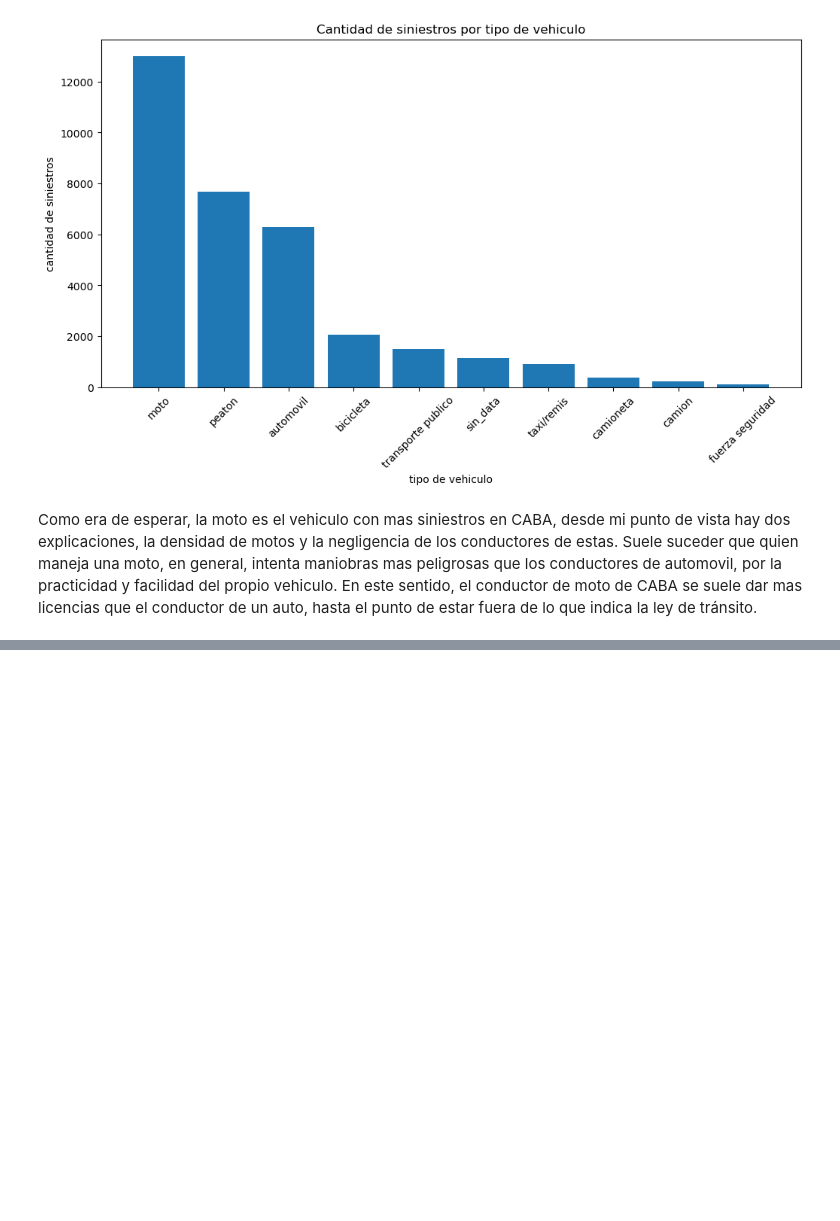
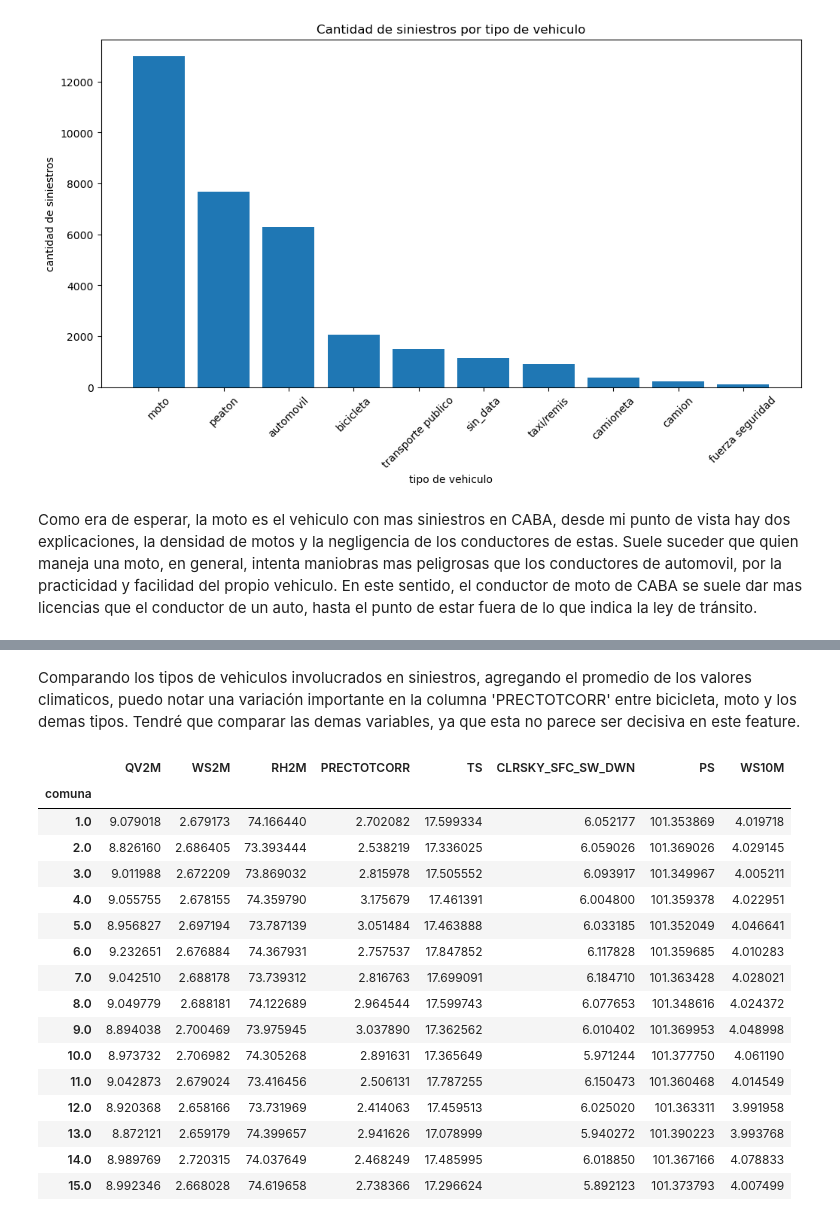
Before and after one commit to joakoracing/TP_CoderHouse, a Jupyter notebook: TP9-hacer/Data_StoryTelling.ipynb, the cells around one changed output, grey strips where cells are left out. Drawn from its saved outputs; the diff is of its cells as text; code cells hidden in the pictures; blank space fills up the shorter version.

```diff
--- a/TP9-hacer/Data_StoryTelling.ipynb
+++ b/TP9-hacer/Data_StoryTelling.ipynb
@@ -154,0 +177,30 @@ Como era de esperar, la moto es el vehiculo con mas siniestros en CABA, desde mi
+# %%
+def crear_fecha(fecha):
+
+    if "/" in fecha:
+        fecha = fecha.split("/")
+        fecha[0] = int(fecha[0])
+        fecha[1] = int(fecha[1])
+        fecha[2] = int(fecha[2])
+        aux = fecha[1]
+        fecha[1] = fecha[0]
+        fecha[0] = aux
+        return fecha
+
+    elif "-" in fecha:
+        fecha = fecha.split("-")
+        fecha[0] = int(fecha[0])
+        fecha[1] = int(fecha[1])
+        fecha[2] = int(fecha[2])
+        fecha[2] = 2000 + fecha[2]
+        return fecha
+
+
+def dia(d):
+    return d[0]
+
+def mes(d):
+    return d[1]
+
+def anio(d):
+    return d[2]
@@ -154,0 +238,24 @@ Como era de esperar, la moto es el vehiculo con mas siniestros en CABA, desde mi
+# %% [markdown]
+Comparando los tipos de vehiculos involucrados en siniestros, agregando el promedio de los valores climaticos, puedo notar una variación importante en la columna 'PRECTOTCORR' entre bicicleta, moto y los demas tipos.
+Tendré que comparar las demas variables, ya que esta no parece ser decisiva en este feature.
+# %%
+comuna_clima = sin_df.groupby('comuna')[['QV2M','WS2M','RH2M','PRECTOTCORR','TS','CLRSKY_SFC_SW_DWN','PS','WS10M']].mean()
+comuna_clima
+# %% [output]
+|  | QV2M | WS2M | RH2M | PRECTOTCORR | TS | CLRSKY_SFC_SW_DWN | PS | WS10M |
+| comuna |  |  |  |  |  |  |  |  |
+| 1.0 | 9.079018 | 2.679173 | 74.166440 | 2.702082 | 17.599334 | 6.052177 | 101.353869 | 4.019718 |
+| 2.0 | 8.826160 | 2.686405 | 73.393444 | 2.538219 | 17.336025 | 6.059026 | 101.369026 | 4.029145 |
+| 3.0 | 9.011988 | 2.672209 | 73.869032 | 2.815978 | 17.505552 | 6.093917 | 101.349967 | 4.005211 |
+| 4.0 | 9.055755 | 2.678155 | 74.359790 | 3.175679 | 17.461391 | 6.004800 | 101.359378 | 4.022951 |
+| 5.0 | 8.956827 | 2.697194 | 73.787139 | 3.051484 | 17.463888 | 6.033185 | 101.352049 | 4.046641 |
+| 6.0 | 9.232651 | 2.676884 | 74.367931 | 2.757537 | 17.847852 | 6.117828 | 101.359685 | 4.010283 |
+| 7.0 | 9.042510 | 2.688178 | 73.739312 | 2.816763 | 17.699091 | 6.184710 | 101.363428 | 4.028021 |
+| 8.0 | 9.049779 | 2.688181 | 74.122689 | 2.964544 | 17.599743 | 6.077653 | 101.348616 | 4.024372 |
+| 9.0 | 8.894038 | 2.700469 | 73.975945 | 3.037890 | 17.362562 | 6.010402 | 101.369953 | 4.048998 |
+| 10.0 | 8.973732 | 2.706982 | 74.305268 | 2.891631 | 17.365649 | 5.971244 | 101.377750 | 4.061190 |
+| 11.0 | 9.042873 | 2.679024 | 73.416456 | 2.506131 | 17.787255 | 6.150473 | 101.360468 | 4.014549 |
+| 12.0 | 8.920368 | 2.658166 | 73.731969 | 2.414063 | 17.459513 | 6.025020 | 101.363311 | 3.991958 |
+| 13.0 | 8.872121 | 2.659179 | 74.399657 | 2.941626 | 17.078999 | 5.940272 | 101.390223 | 3.993768 |
+| 14.0 | 8.989769 | 2.720315 | 74.037649 | 2.468249 | 17.485995 | 6.018850 | 101.367166 | 4.078833 |
+| 15.0 | 8.992346 | 2.668028 | 74.619658 | 2.738366 | 17.296624 | 5.892123 | 101.373793 | 4.007499 |
```
Also changed, not shown: parts of 20 cells of this notebook, 5 other files.
